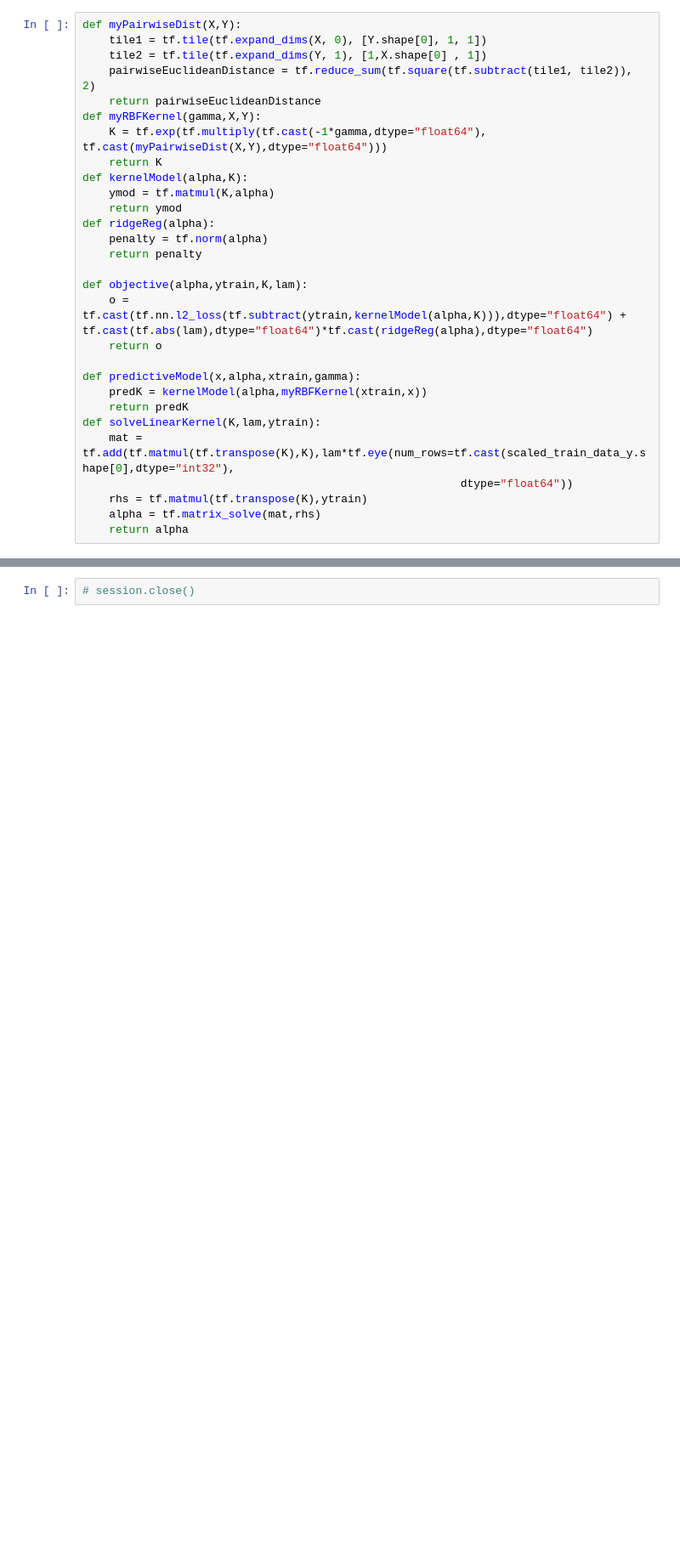
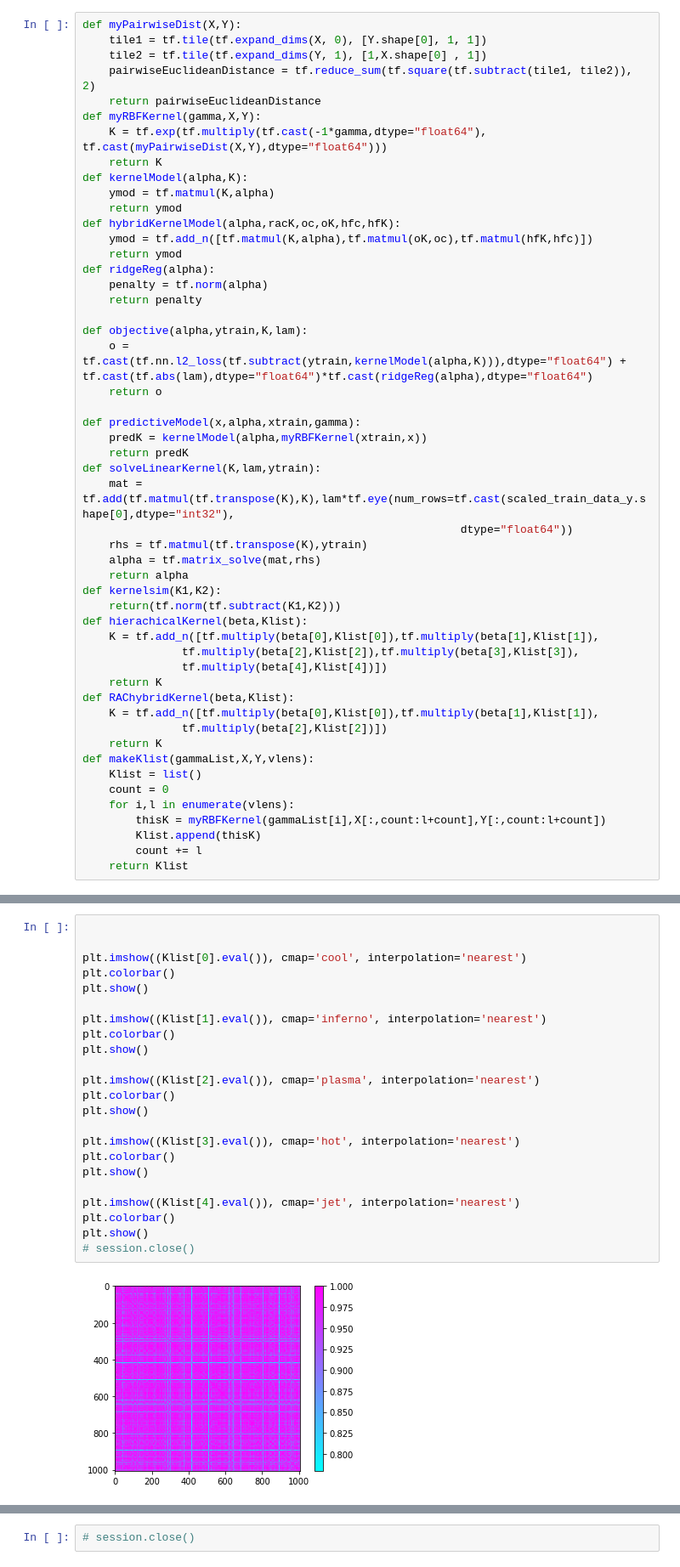
Before and after one commit to jpjanet/inorganicVAE, a Jupyter notebook: gpib.ipynb, the cells around one changed output, grey strips where cells are left out. Shown at 85% size. Saved outputs shown, nothing was run; the diff lists cells and outputs as text; blank space fills up the shorter version.

Commit message:
updates to kernel sim

```diff
--- a/gpib.ipynb
+++ b/gpib.ipynb
@@ -102,6 +111,9 @@ def myRBFKernel(gamma,X,Y):
     return K
 def kernelModel(alpha,K):
     ymod = tf.matmul(K,alpha)
+    return ymod
+def hybridKernelModel(alpha,racK,oc,oK,hfc,hfK):
+    ymod = tf.add_n([tf.matmul(K,alpha),tf.matmul(oK,oc),tf.matmul(hfK,hfc)])
     return ymod
 def ridgeReg(alpha):
     penalty = tf.norm(alpha)
@@ -120,3 +132,22 @@ def solveLinearKernel(K,lam,ytrain):
     rhs = tf.matmul(tf.transpose(K),ytrain)
     alpha = tf.matrix_solve(mat,rhs)
     return alpha
+def kernelsim(K1,K2):
+    return(tf.norm(tf.subtract(K1,K2)))
+def hierachicalKernel(beta,Klist):
+    K = tf.add_n([tf.multiply(beta[0],Klist[0]),tf.multiply(beta[1],Klist[1]),
+               tf.multiply(beta[2],Klist[2]),tf.multiply(beta[3],Klist[3]),
+               tf.multiply(beta[4],Klist[4])])
+    return K
+def RAChybridKernel(beta,Klist):
+    K = tf.add_n([tf.multiply(beta[0],Klist[0]),tf.multiply(beta[1],Klist[1]),
+               tf.multiply(beta[2],Klist[2])])
+    return K
+def makeKlist(gammaList,X,Y,vlens):
+    Klist = list()
+    count = 0
+    for i,l in enumerate(vlens):
+        thisK = myRBFKernel(gammaList[i],X[:,count:l+count],Y[:,count:l+count])
+        Klist.append(thisK)
+        count += l
+    return Klist
@@ -122,0 +194,25 @@ def solveLinearKernel(K,lam,ytrain):
+# %%
+
+
+plt.imshow((Klist[0].eval()), cmap='cool', interpolation='nearest')
+plt.colorbar()
+plt.show()
+
+plt.imshow((Klist[1].eval()), cmap='inferno', interpolation='nearest')
+plt.colorbar()
+plt.show()
+
+plt.imshow((Klist[2].eval()), cmap='plasma', interpolation='nearest')
+plt.colorbar()
+plt.show()
+
+plt.imshow((Klist[3].eval()), cmap='hot', interpolation='nearest')
+plt.colorbar()
+plt.show()
+
+plt.imshow((Klist[4].eval()), cmap='jet', interpolation='nearest')
+plt.colorbar()
+plt.show()
+# session.close()
+# %% [output]
+[figure, added]
```
Also changed, not shown: parts of 26 cells of this notebook, 1 other file.
